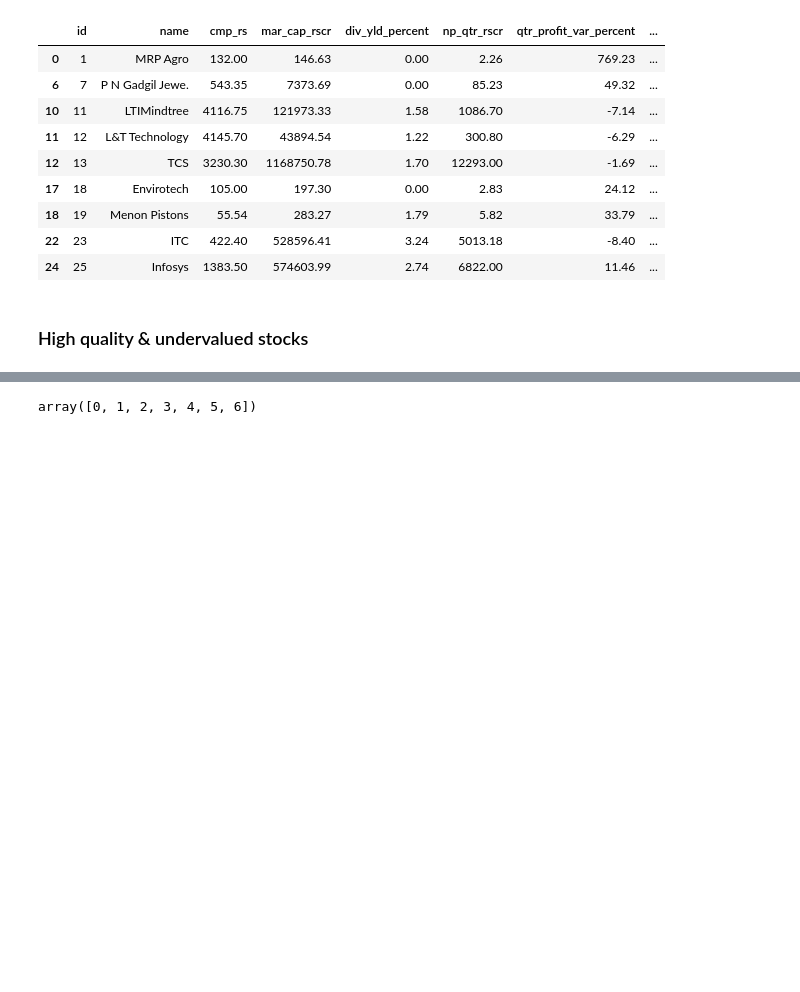
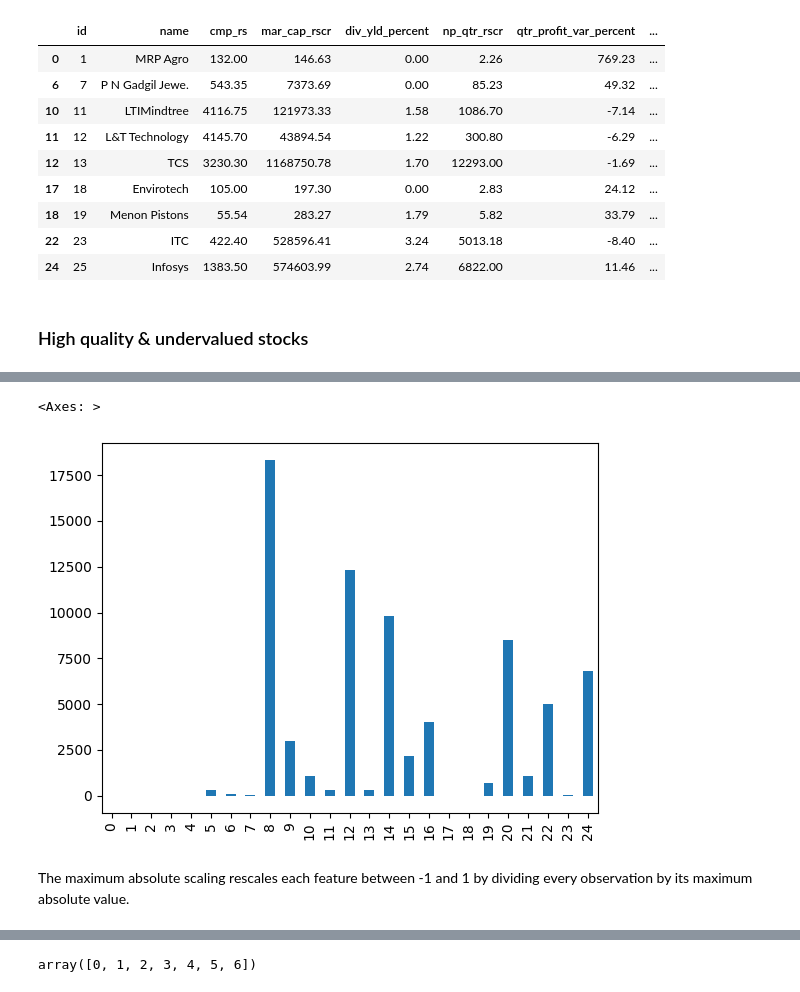
Before and after one commit to prashk027/Tasks, a Jupyter notebook: Tasks/PythonScript/task3/screener.ipynb, the cells around one changed output, grey strips where cells are left out. Cells and saved outputs as stored; diff of their text form; code cells hidden in the pictures; blank space fills up the shorter version.

```diff
--- a/Tasks/PythonScript/task3/screener.ipynb
+++ b/Tasks/PythonScript/task3/screener.ipynb
@@ -553,0 +577,7 @@ plt.show()
+# %%
+df['np_qtr_rscr'].plot(kind='bar')
+# %% [output]
+<Axes: >
+[figure, added]
+# %% [markdown]
+The maximum absolute scaling rescales each feature between -1 and 1 by dividing every observation by its maximum absolute value.
```
Also changed, not shown: parts of 52 cells of this notebook.
